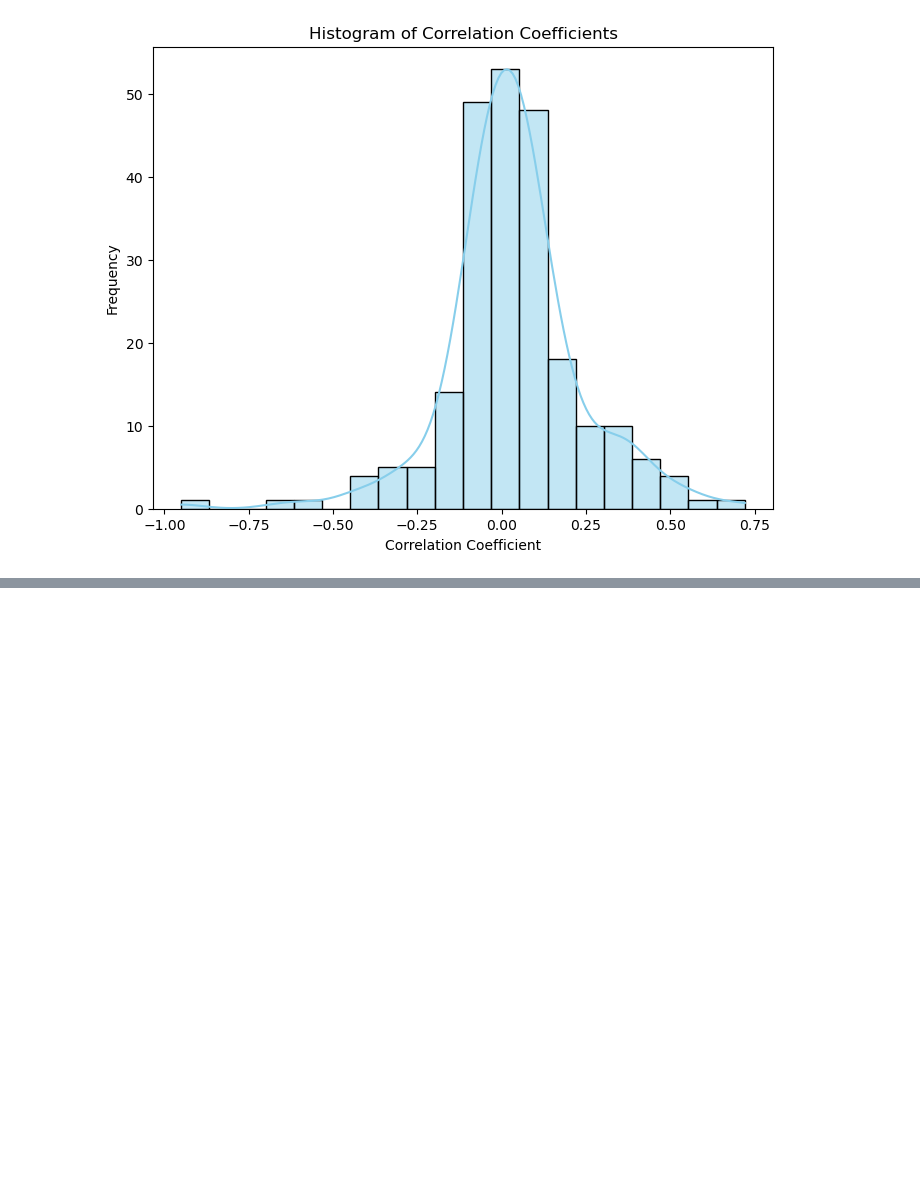
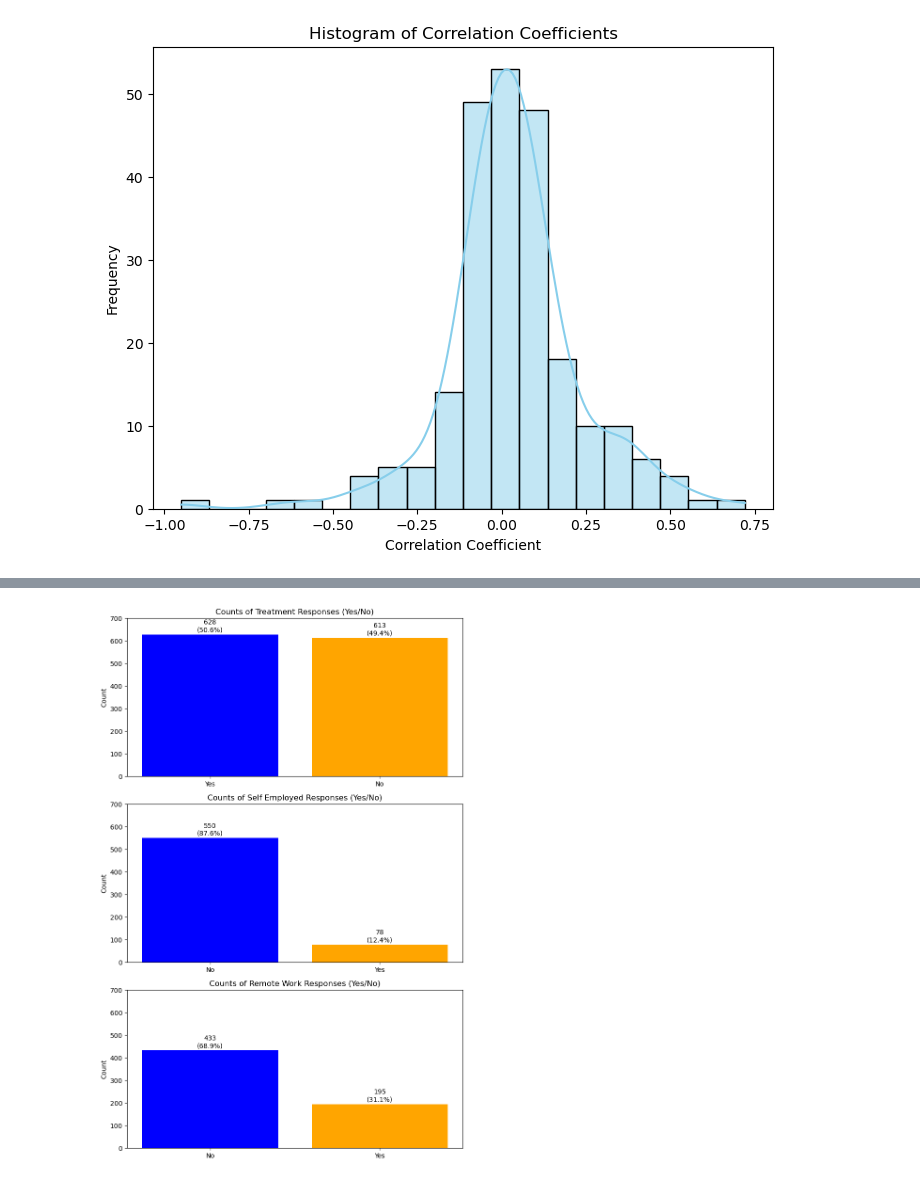
Before and after one commit to JimCarson1/Project_1, a Jupyter notebook: monday update.ipynb, the cells around one changed output, grey strips where cells are left out. Saved outputs shown, nothing was run; the diff lists cells and outputs as text; code cells hidden in the pictures; blank space fills up the shorter version.

```diff
--- a/monday update.ipynb
+++ b/monday update.ipynb
@@ -497,0 +494,51 @@ fig.show()
+# %%
+# Create a dataframe to evaluate treatment for self employed and remote workers
+demographic_df = df[['treatment', 'self_employed', 'remote_work']]
+clean_demographic_df = demographic_df.dropna()
+
+# Calculate the total counts of 'Yes' and 'No' for each column
+treatment_counts = clean_demographic_df['treatment'].value_counts()
+
+# Filter the dataframe for 'treatment' == 'Yes'
+treatment_yes_df = clean_demographic_df[clean_demographic_df['treatment'] == 'Yes']
+
+self_employed_counts = treatment_yes_df['self_employed'].value_counts()
+remote_work_counts = treatment_yes_df['remote_work'].value_counts()
+
+#remote_work_counts
+
+# Create a bar plot to visualize the counts and percentages
+fig, ax = plt.subplots(3, 1, figsize=(8, 12))
+
+# Function to annotate bars with counts and percentages
+def annotate_bars(ax, counts):
+    total = sum(counts)
+    for i, count in enumerate(counts):
+        percentage = count / total * 100
+        ax.text(i, count + 5, f'{count}\n({percentage:.1f}%)', ha='center', va='bottom')
+
+# Plot for 'treatment' column
+ax[0].bar(treatment_counts.index, treatment_counts.values, color=['blue', 'orange'])
+ax[0].set_ylabel('Count')
+ax[0].set_title('Counts of Treatment Responses (Yes/No)')
+ax[0].set_ylim(0, 700)  # Set the y-axis range to go up to 700
+annotate_bars(ax[0], treatment_counts.values)
+
+# Plot for 'self_employed' column
+ax[1].bar(self_employed_counts.index, self_employed_counts.values, color=['blue', 'orange'])
+ax[1].set_ylabel('Count')
+ax[1].set_title('Counts of Self Employed Responses (Yes/No)')
+ax[1].set_ylim(0, 700)  # Set the y-axis range to go up to 700
+annotate_bars(ax[1], self_employed_counts.values)
+
+# Plot for 'remote_work' column
+ax[2].bar(remote_work_counts.index, remote_work_counts.values, color=['blue', 'orange'])
+ax[2].set_ylabel('Count')
+ax[2].set_title('Counts of Remote Work Responses (Yes/No)')
+ax[2].set_ylim(0, 700)  # Set the y-axis range to go up to 700
+annotate_bars(ax[2], remote_work_counts.values)
+
+plt.tight_layout()
+plt.show()
+# %% [output]
+[figure, added]
```
Also changed, not shown: parts of 6 cells of this notebook.
